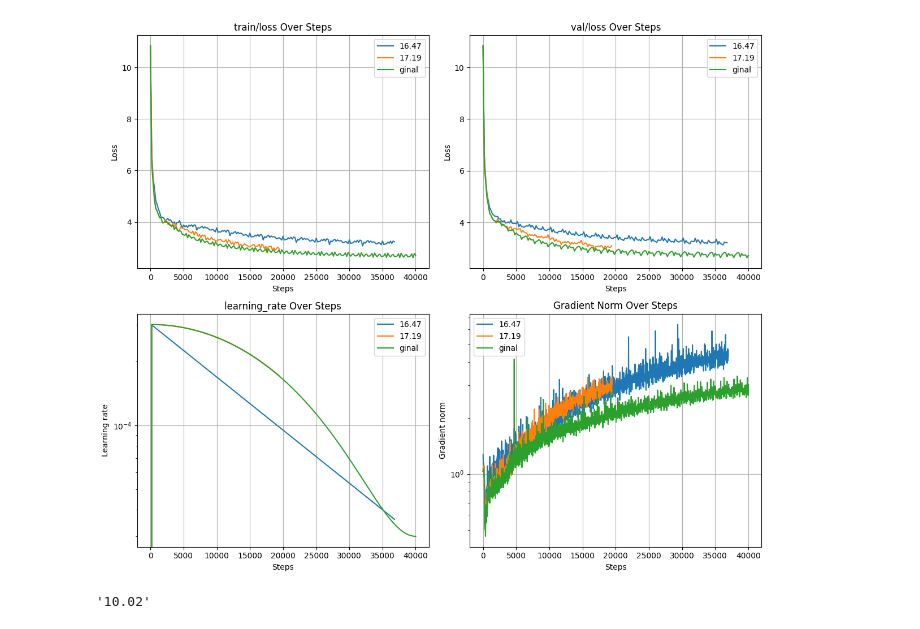
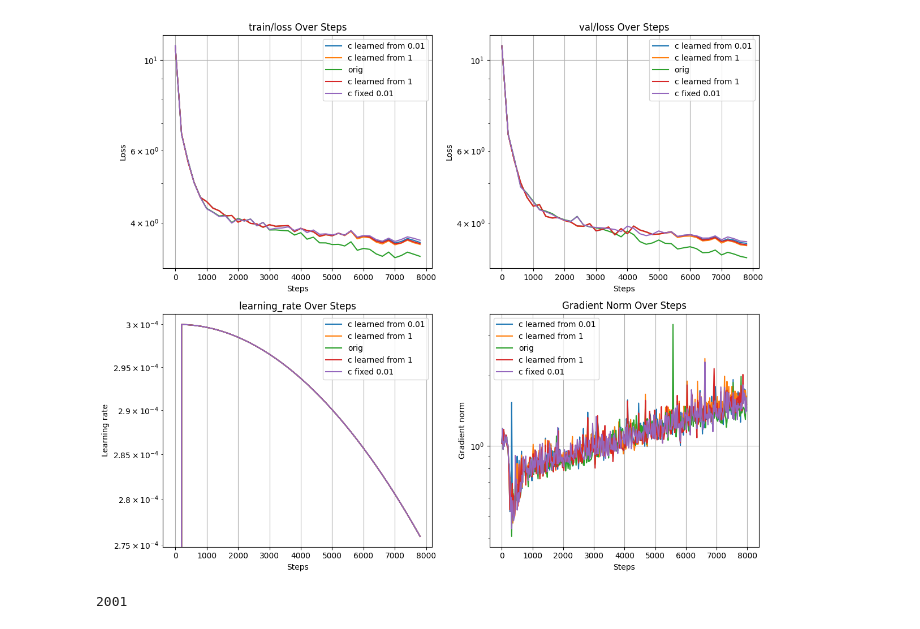
Before and after one commit to Alex2034/nanoGPT, a Jupyter notebook: exp.ipynb, the cells around one changed output. Cells and saved outputs as stored; diff of their text form; code cells hidden in the pictures.

```diff
--- a/exp.ipynb
+++ b/exp.ipynb
@@ -0,0 +1,11 @@
+# %%
+import torch
+import os
+from model_lorentz import GPTConfig, GPT
+
+root_dir = "/raid/out-tinystories"  # Adjust this path if necessary
+
+# Get a list of all experiment folders
+ckpt_dirs = [os.path.join(root_dir, d) for d in os.listdir(root_dir)]
+
+ckpt_dirs
@@ -1,9 +18,6 @@
 # %%
-import torch
-import os
-from model_hyperbolic import GPTConfig, GPT
-
-checkpoint_path = os.path.join('/raid/out-tinystories', 'ckpt_hyperbolic.pt')
+checkpoint_path = ckpt_dirs[-2]
+print(checkpoint_path)
 # Load the checkpoint
 checkpoint = torch.load(checkpoint_path, map_location='cpu')
 
@@ -53,7 +47,6 @@ ModuleList(
 # Iterate through the layers and print the value of the 'c' parameter in hyperbolic mode
 for i, block in enumerate(model.transformer.h):
     # if isinstance(block.attn, CausalSelfAttention) and block.attn.mode == 'hyperbolic':
-    # print(f"Layer {i}: c = {block.attn.c.item():.3f}")
-    qkv = block.attn.c_attn.weight
-    q, k, v = qkv.split(72)
-    break
+    print(f"Layer {i} c:", end=' ')
+    [print(f"{w.item():.3f}", end=' ') for w in block.attn.c.flatten()]
+    print('\n')
@@ -82,7 +87,7 @@ from tensorboard.backend.event_processing import event_accumulator
 import matplotlib.pyplot as plt
 
 # Define the path to your root logs directory
-root_log_dir = "/raid/runs"  # Adjust this path if necessary
+root_log_dir = "/raid/runs_train/10.02"  # Adjust this path if necessary
 
 # Get a list of all experiment folders
 log_dirs = [os.path.join(root_log_dir, d) for d in os.listdir(root_log_dir)]
@@ -110,6 +107,7 @@ log_dirs
 # %%
-logs_to_show=log_dirs_o
-exp_names = [n[-5:] for n in logs_to_show]
+logs_to_show=log_dirs
+# exp_names = [n[-15:] for n in logs_to_show]
+exp_names = ['c learned from 0.01', 'c learned from 1', 'orig', 'c learned from 1', 'c fixed 0.01']
 
 # Initialize a dictionary to hold data for each experiment
 experiment_data = {}
@@ -135,41 +133,42 @@ for log_dir in logs_to_show:
     experiment_data[os.path.basename(log_dir)] = data
 
 
 metrics = ['train/loss', 'val/loss', 'learning_rate', 'Gradient Norm']
 
 # exp_names = ['hyperbolic c=1e-5', 'original']
 
 fig, axs = plt.subplots(2, 2, figsize=(12, 10))  # Create a 2x2 grid
 
 # Flatten the axs array for easy iteration
 axs = axs.ravel()
 
 # Loop over each metric and create a plot
 for i, metric in enumerate(metrics):
     ax = axs[i]
 
     for (experiment, data), e in zip(experiment_data.items(), exp_names):
         if metric in data:
-            steps = data[metric]['steps']
-            values = data[metric]['values']
+            length = len(data[metric]['steps'])
+            plot_length = int(0.2*length)
+            steps = data[metric]['steps'][:plot_length]
+            values = data[metric]['values'][:plot_length]
             ax.plot(steps, values, label=e)
 
-    if not 'loss' in metric:
-        ax.set_yscale('log')  # Set y-axis to logarithmic scale
+    # if not 'loss' in metric:
+    ax.set_yscale('log')  # Set y-axis to logarithmic scale
     ax.set_xlabel('Steps')
     # ax.set_xlim([0, 1.1*max(steps)])
     ax.set_ylabel(metric.split('/')[-1].replace('_', ' ').capitalize())  # Clean y-axis label
     ax.set_title(f'{metric} Over Steps')
     ax.grid(True)  # Add grid
     ax.legend()
 
 plt.tight_layout()
-# plt.savefig('runs.jpg')
+# plt.savefig('runs_head.jpg')
 plt.show()
 # %% [output]
-[figure, old version]
+[figure, new version]
-# %%
-from datetime import datetime
-datetime.now().strftime("%m.%d")
-# %% [output]
-'10.02'
+# %%
+len(values)
+# %% [output]
+2001
```
Also changed, not shown: parts of 8 cells of this notebook, 6 other files.
